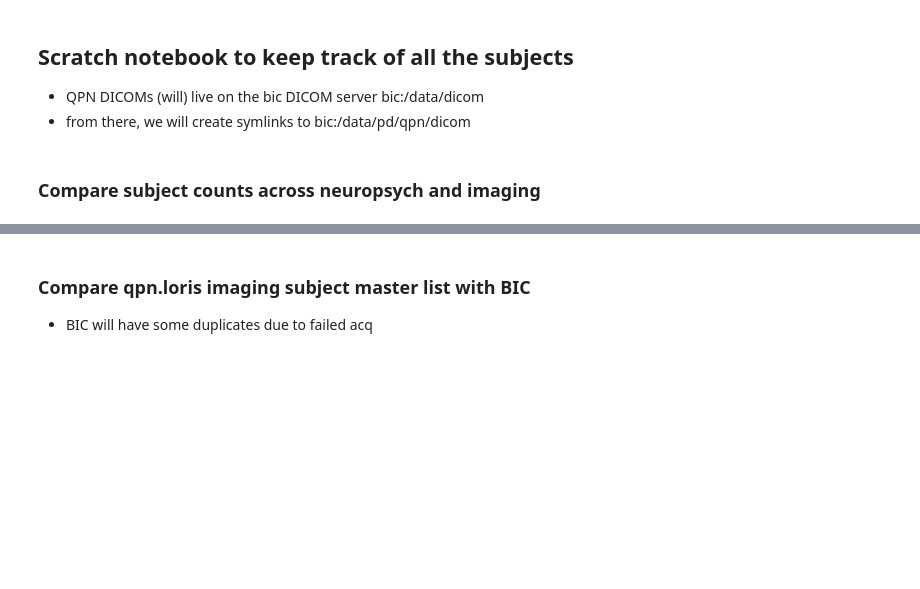
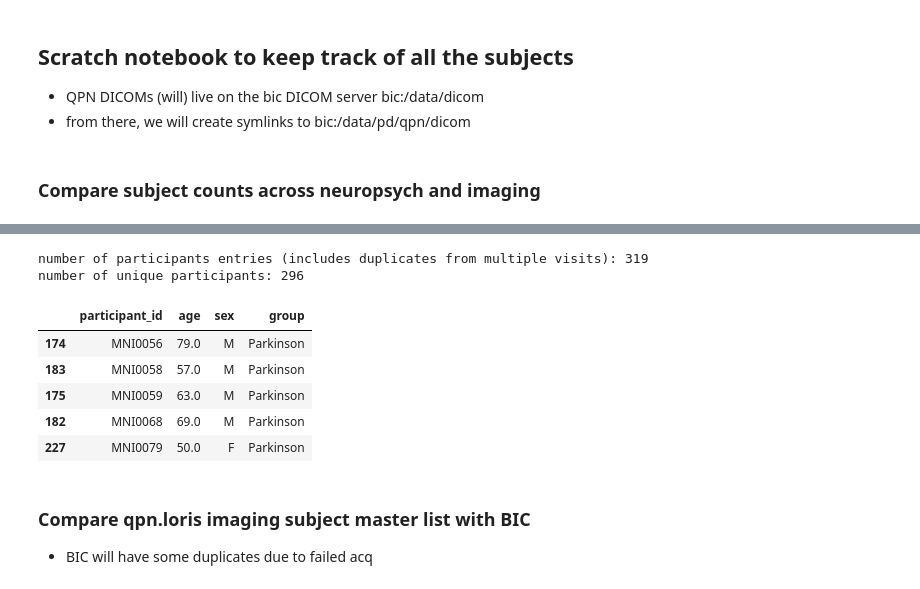
Before and after one commit to nipoppy/nipoppy, a Jupyter notebook: notebooks/0_participants.ipynb, the cells around one changed output, grey strips where cells are left out. Drawn from its saved outputs; the diff is of its cells as text; code cells hidden in the pictures; blank space fills up the shorter version.

```diff
--- a/notebooks/0_participants.ipynb
+++ b/notebooks/0_participants.ipynb
@@ -47,19 +50,0 @@ Total number of neuropsy subjects: 270
-# %%
-subject_ids_yearwise = ["IDs_2018.txt","IDs_2019.txt","IDs_2020.txt","IDs_2021.txt"]
-id_yearwise_list = []
-year_list = []
-for year in subject_ids_yearwise:
-    f = f"./ID_lists/dagher/{year}"
-    id_yearwise = np.squeeze(pd.read_csv(f,header=None).values)
-    print(f"year: {f}, n_subjects: {len(id_yearwise)}")
-    id_yearwise_list += list(id_yearwise)
-    year = f.split("_")[1].split(".")[0]
-    year_list += list(np.tile(year,len(id_yearwise)))
-
-
-years_df = pd.DataFrame()
-years_df["subject_id"] = id_yearwise_list
-years_df["year"] = year_list
-
-print(f"Total number of year-wise subjects: {len(years_df)}")
-years_df.head()
@@ -107,3 +58,40 @@ Number of subjects in neuropsy yet to be processed: 172
+# %%
+save_csv = False
+
+partcipants_df = neuropsy_df_concat[["Patient #","Parkinson Disease or Control subject","Sex (1=men; 2=women)","Age at time of assessment"]].copy()
+
+partcipants_df = partcipants_df.rename(columns={"Patient #":"participant_id",
+                                                "Parkinson Disease or Control subject":"group",
+                                                "Sex (1=men; 2=women)":"sex",
+                                                "Age at time of assessment":"age"})
+
+partcipants_df = partcipants_df.dropna(how="all")
+
+partcipants_df['participant_id'] = partcipants_df['participant_id'].str.strip()
+partcipants_df["age"] = np.round(partcipants_df["age"],1)
+partcipants_df["sex"] = partcipants_df["sex"].replace({1:"M",2:"F"})
+
+partcipants_df = partcipants_df[["participant_id","age","sex","group"]]
+partcipants_df = partcipants_df.sort_values(by=["participant_id","age"])
+
+# Keep only unique participant ids (age refers to the baseline visit)
+print(f"number of participants entries (includes duplicates from multiple visits): {len(partcipants_df)}")
+partcipants_df = partcipants_df.drop_duplicates(subset=["participant_id"],keep="first")
+print(f"number of unique participants: {len(partcipants_df)}")
+
+if save_csv:
+    partcipants_df.to_csv("../metadata/participants.csv", index=False)
+
+partcipants_df.head()
+# %% [output]
+number of participants entries (includes duplicates from multiple visits): 319
+number of unique participants: 296
+|  | participant_id | age | sex | group |
+| 174 | MNI0056 | 79.0 | M | Parkinson |
+| 183 | MNI0058 | 57.0 | M | Parkinson |
+| 175 | MNI0059 | 63.0 | M | Parkinson |
+| 182 | MNI0068 | 69.0 | M | Parkinson |
+| 227 | MNI0079 | 50.0 | F | Parkinson |
 # %% [markdown]
 ### Compare qpn.loris imaging subject master list with BIC
 - BIC will have some duplicates due to failed acq
```
Also changed, not shown: parts of 6 cells of this notebook, 1 other file.
